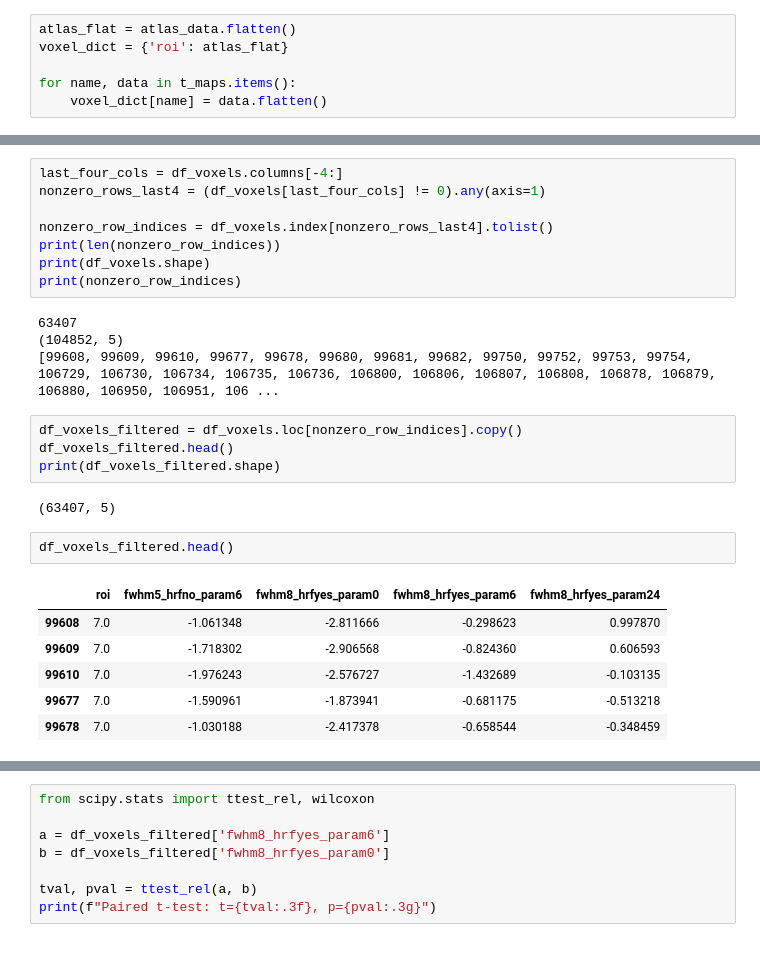
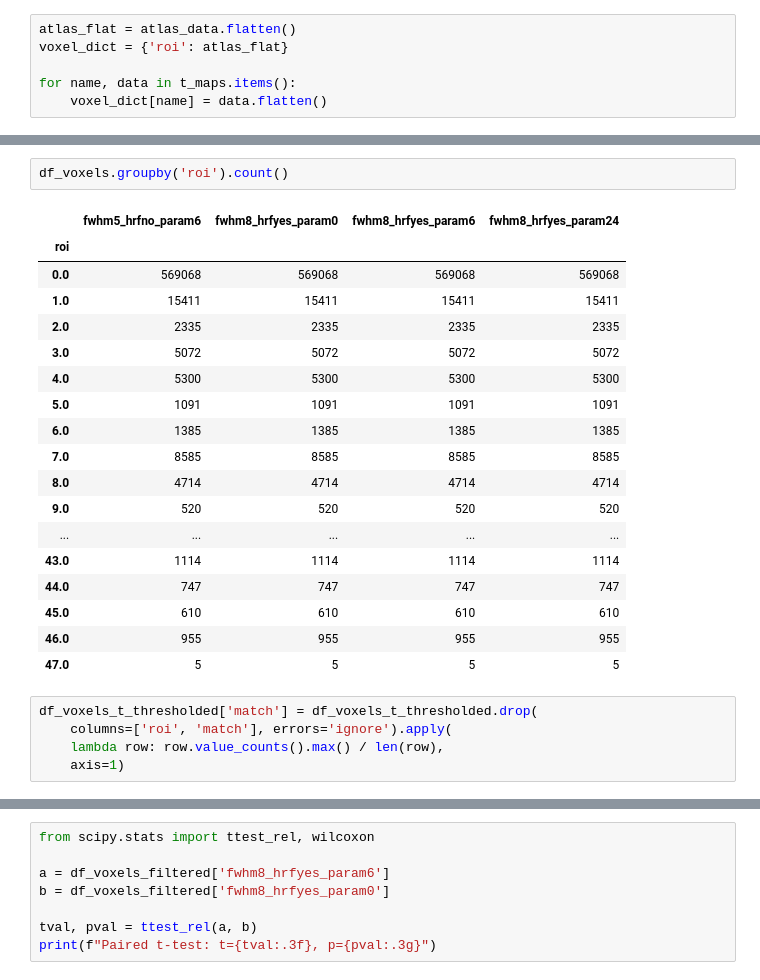
Before and after one commit to mwzhang851/hcp_multi_pipelines, a Jupyter notebook: src/within_subject_btwn_pipelines_analysis.ipynb, the cells around one changed output, grey strips where cells are left out. Cells and saved outputs as stored; diff of their text form; blank space fills up the shorter version.

```diff
--- a/src/within_subject_btwn_pipelines_analysis.ipynb
+++ b/src/within_subject_btwn_pipelines_analysis.ipynb
@@ -232,27 +261,26 @@ df_voxels.iloc[101050:101063,:]
-# %%
-last_four_cols = df_voxels.columns[-4:]
-nonzero_rows_last4 = (df_voxels[last_four_cols] != 0).any(axis=1)
-
-nonzero_row_indices = df_voxels.index[nonzero_rows_last4].tolist()
-print(len(nonzero_row_indices))
-print(df_voxels.shape)
-print(nonzero_row_indices)
-# %% [output]
-63407
-(104852, 5)
-[99608, 99609, 99610, 99677, 99678, 99680, 99681, 99682, 99750, 99752, 99753, 99754, 106729, 106730, 106734, 106735, 106736, 106800, 106806, 106807, 106808, 106878, 106879, 106880, 106950, 106951, 106 ...
-# %%
-df_voxels_filtered = df_voxels.loc[nonzero_row_indices].copy()
-df_voxels_filtered.head()
-print(df_voxels_filtered.shape)
-# %% [output]
-(63407, 5)
-# %%
-df_voxels_filtered.head()
-# %% [output]
-|  | roi | fwhm5_hrfno_param6 | fwhm8_hrfyes_param0 | fwhm8_hrfyes_param6 | fwhm8_hrfyes_param24 |
-| 99608 | 7.0 | -1.061348 | -2.811666 | -0.298623 | 0.997870 |
-| 99609 | 7.0 | -1.718302 | -2.906568 | -0.824360 | 0.606593 |
-| 99610 | 7.0 | -1.976243 | -2.576727 | -1.432689 | -0.103135 |
-| 99677 | 7.0 | -1.590961 | -1.873941 | -0.681175 | -0.513218 |
-| 99678 | 7.0 | -1.030188 | -2.417378 | -0.658544 | -0.348459 |
+# %%
+df_voxels.groupby('roi').count()
+# %% [output]
+|  | fwhm5_hrfno_param6 | fwhm8_hrfyes_param0 | fwhm8_hrfyes_param6 | fwhm8_hrfyes_param24 |
+| roi |  |  |  |  |
+| 0.0 | 569068 | 569068 | 569068 | 569068 |
+| 1.0 | 15411 | 15411 | 15411 | 15411 |
+| 2.0 | 2335 | 2335 | 2335 | 2335 |
+| 3.0 | 5072 | 5072 | 5072 | 5072 |
+| 4.0 | 5300 | 5300 | 5300 | 5300 |
+| 5.0 | 1091 | 1091 | 1091 | 1091 |
+| 6.0 | 1385 | 1385 | 1385 | 1385 |
+| 7.0 | 8585 | 8585 | 8585 | 8585 |
+| 8.0 | 4714 | 4714 | 4714 | 4714 |
+| 9.0 | 520 | 520 | 520 | 520 |
+| ... | ... | ... | ... | ... |
+| 43.0 | 1114 | 1114 | 1114 | 1114 |
+| 44.0 | 747 | 747 | 747 | 747 |
+| 45.0 | 610 | 610 | 610 | 610 |
+| 46.0 | 955 | 955 | 955 | 955 |
+| 47.0 | 5 | 5 | 5 | 5 |
+# %%
+df_voxels_t_thresholded['match'] = df_voxels_t_thresholded.drop(
+    columns=['roi', 'match'], errors='ignore').apply(
+    lambda row: row.value_counts().max() / len(row),
+    axis=1)
```
Also changed, not shown: parts of 13 cells of this notebook, 2 other files.
